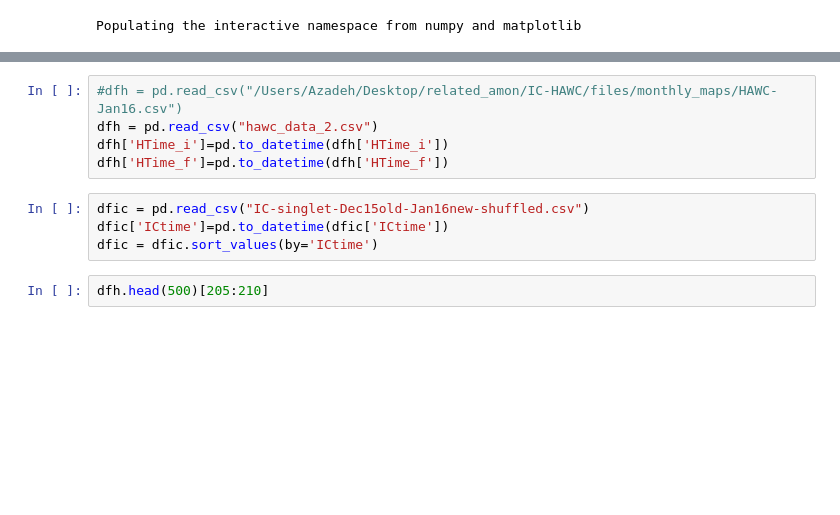
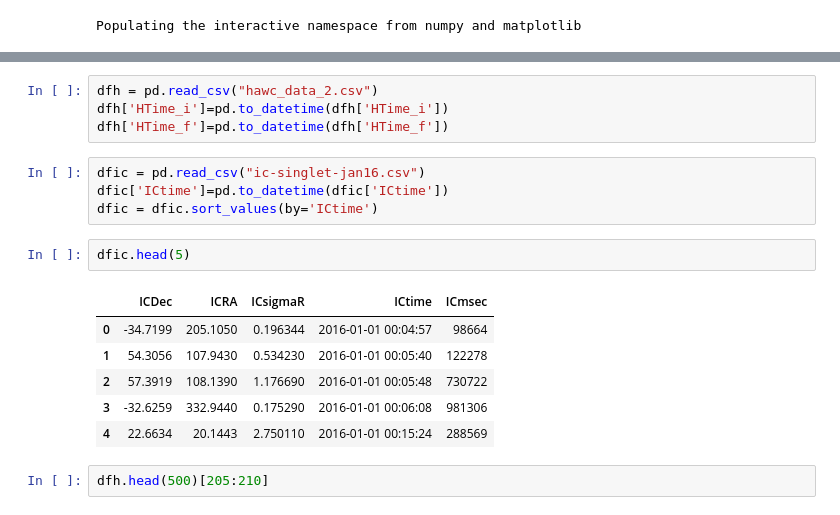
Before and after one commit to hayalaso/Analyses_AMON, a Jupyter notebook: HAWC_IC/multi_correlation_analysis.ipynb, the cells around one changed output, grey strips where cells are left out. Saved outputs shown, nothing was run; the diff lists cells and outputs as text; blank space fills up the shorter version.

```diff
--- a/HAWC_IC/multi_correlation_analysis.ipynb
+++ b/HAWC_IC/multi_correlation_analysis.ipynb
@@ -148,12 +176,20 @@ def spcang_trange_llh (dfic, dfh, minspc):
 # %%
-#dfh = pd.read_csv("/Users/Azadeh/Desktop/related_amon/IC-HAWC/files/monthly_maps/HAWC-Jan16.csv")
 dfh = pd.read_csv("hawc_data_2.csv")
 dfh['HTime_i']=pd.to_datetime(dfh['HTime_i'])
 dfh['HTime_f']=pd.to_datetime(dfh['HTime_f'])
 # %%
-dfic = pd.read_csv("IC-singlet-Dec15old-Jan16new-shuffled.csv")
+dfic = pd.read_csv("ic-singlet-jan16.csv")
 dfic['ICtime']=pd.to_datetime(dfic['ICtime'])
 dfic = dfic.sort_values(by='ICtime')
+# %%
+dfic.head(5)
+# %% [output]
+|  | ICDec | ICRA | ICsigmaR | ICtime | ICmsec |
+| 0 | -34.7199 | 205.1050 | 0.196344 | 2016-01-01 00:04:57 | 98664 |
+| 1 | 54.3056 | 107.9430 | 0.534230 | 2016-01-01 00:05:40 | 122278 |
+| 2 | 57.3919 | 108.1390 | 1.176690 | 2016-01-01 00:05:48 | 730722 |
+| 3 | -32.6259 | 332.9440 | 0.175290 | 2016-01-01 00:06:08 | 981306 |
+| 4 | 22.6634 | 20.1443 | 2.750110 | 2016-01-01 00:15:24 | 288569 |
 # %%
 dfh.head(500)[205:210]
 # %% [output]
```
Also changed, not shown: parts of 7 cells of this notebook.
